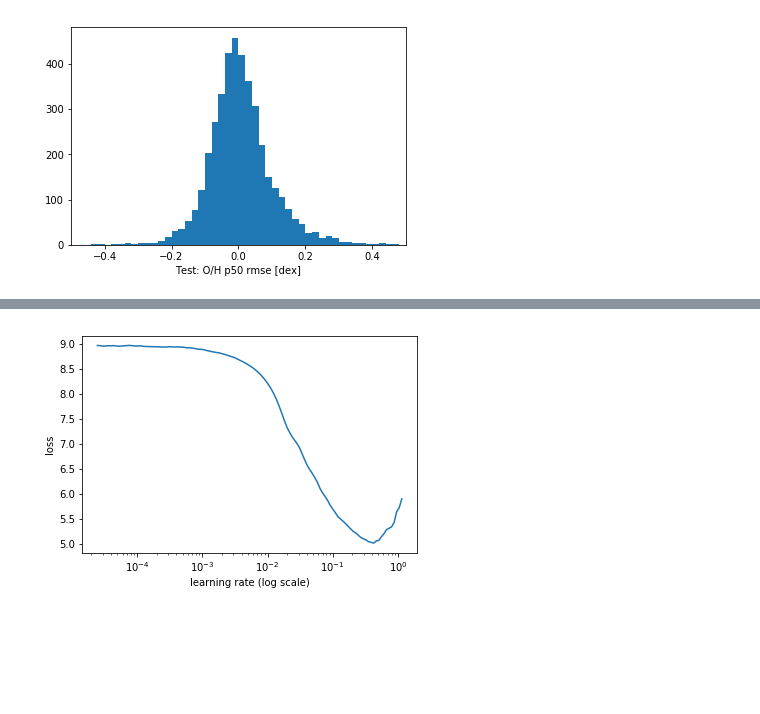
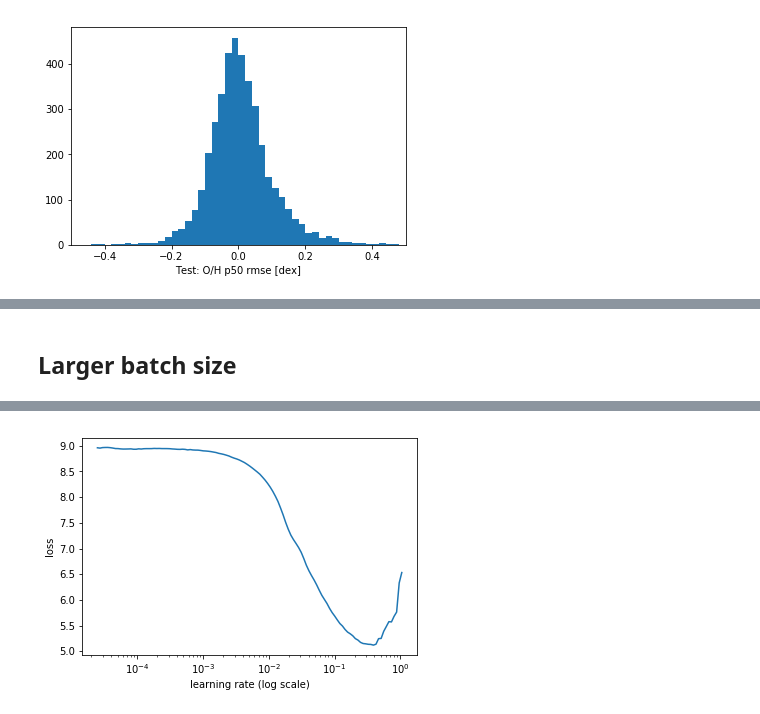
Before and after one commit to jwuphysics/galaxy-cnns, a Jupyter notebook: notebook/Fitting oxygen abundance.ipynb, the cells around one changed output, grey strips where cells are left out. Cells and saved outputs as stored; diff of their text form; code cells hidden in the pictures; blank space fills up the shorter version.

```diff
--- a/notebook/Fitting oxygen abundance.ipynb
+++ b/notebook/Fitting oxygen abundance.ipynb
@@ -654,0 +671,7 @@ rmse = 0.0977
+# %%
+arch = resnet34
+val_idxs = get_cv_idxs(len(df_train_small))
+data = get_data(64, 64)
+
+img_names = [np.int64(os.path.splitext(os.path.basename(img_name))[0]) for img_name in data.test_ds.fnames]
+img_names[:10]
@@ -655,19 +743,22 @@ rmse = 0.0977
+# %% [markdown]
+## Larger batch size
 # %%
 # increase batch size
 bs = 128
-sz = 64
+sz = 32
 
-learn.set_data(get_data(sz, bs))
-
+data = get_data(sz, bs)
 learn = ConvLearner.pretrained(arch, data)
 learn.crit = rmse
+
+
 
 # find learning rate again
 learn.lr_find()
 learn.sched.plot()
 # %% [output]
 [interactive output not drawn]
-[figure, old version]
+[figure, new version]
 # %%
 lr = 0.1
 
```
Also changed, not shown: parts of 24 cells of this notebook.
